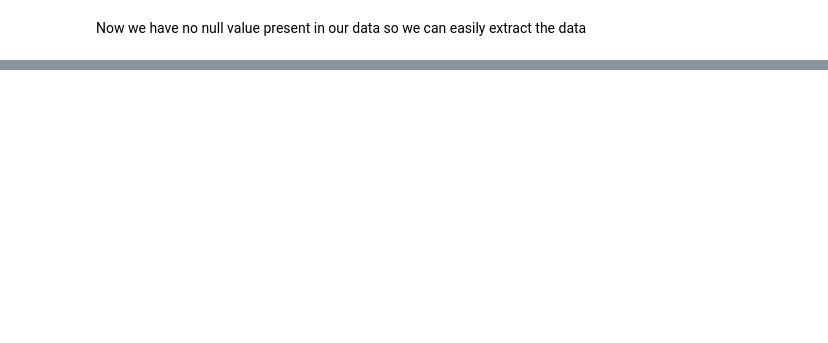
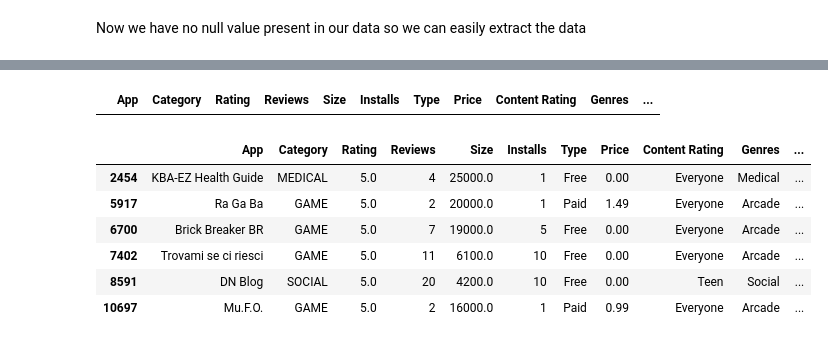
Before and after one commit to Biswajeet1995/playstore-app, a Jupyter notebook: Play_Store_App_Review_Analysis.ipynb, the cells around one changed output, grey strips where cells are left out. Cells and saved outputs as stored; diff of their text form; code cells hidden in the pictures; blank space fills up the shorter version.

```diff
--- a/Play_Store_App_Review_Analysis.ipynb
+++ b/Play_Store_App_Review_Analysis.ipynb
@@ -181,0 +264,3 @@ Now we have no null value present in our data so we can easily extract the data
+# %%
+#our price colum has a datatype of object so we have to conver it into float
+df['Price']=df['Price'].astype('float')
@@ -181,0 +298,15 @@ Now we have no null value present in our data so we can easily extract the data
+# %%
+#lets check is there any app whose rating is below 1 and above 5
+df.loc[(df['Rating']<=1)&(df['Rating']>=5)]
+# %% [output]
+|  | App | Category | Rating | Reviews | Size | Installs | Type | Price | Content Rating | Genres | ... |
+# %%
+df.loc[df['Reviews']>df['Installs']]
+# %% [output]
+|  | App | Category | Rating | Reviews | Size | Installs | Type | Price | Content Rating | Genres | ... |
+| 2454 | KBA-EZ Health Guide | MEDICAL | 5.0 | 4 | 25000.0 | 1 | Free | 0.00 | Everyone | Medical | ... |
+| 5917 | Ra Ga Ba | GAME | 5.0 | 2 | 20000.0 | 1 | Paid | 1.49 | Everyone | Arcade | ... |
+| 6700 | Brick Breaker BR | GAME | 5.0 | 7 | 19000.0 | 5 | Free | 0.00 | Everyone | Arcade | ... |
+| 7402 | Trovami se ci riesci | GAME | 5.0 | 11 | 6100.0 | 10 | Free | 0.00 | Everyone | Arcade | ... |
+| 8591 | DN Blog | SOCIAL | 5.0 | 20 | 4200.0 | 10 | Free | 0.00 | Teen | Social | ... |
+| 10697 | Mu.F.O. | GAME | 5.0 | 2 | 16000.0 | 1 | Paid | 0.99 | Everyone | Arcade | ... |
```
Also changed, not shown: parts of 26 cells of this notebook.
